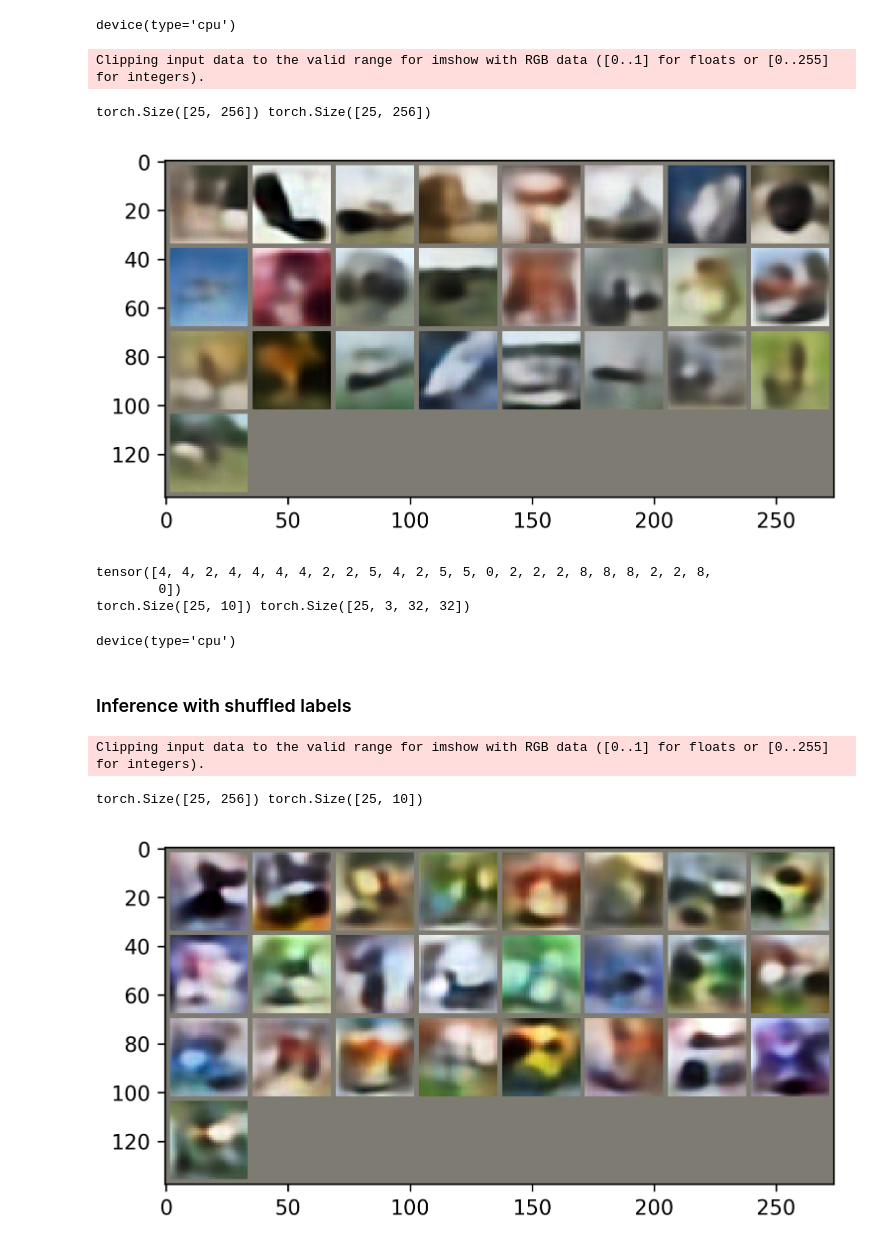
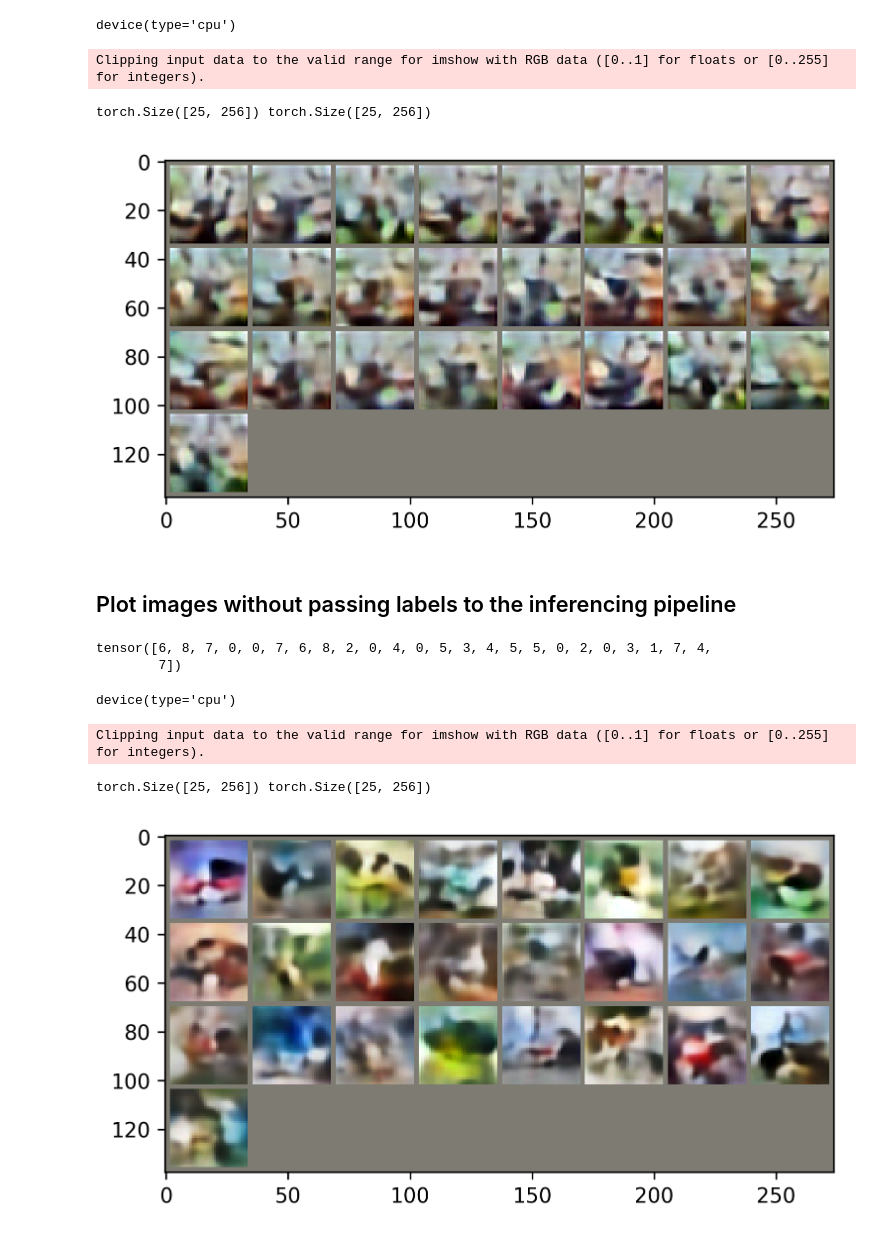
Before and after one commit to devdastl/EVA-8_Phase-1_Assignment-13, a Jupyter notebook: Part2-VAE-implementation/pytorchLightning_VAE_cifar.ipynb, the cells around one changed output. Saved outputs shown, nothing was run; the diff lists cells and outputs as text; code cells hidden in the pictures.

Commit message:
update files for random selection of z

```diff
--- a/Part2-VAE-implementation/pytorchLightning_VAE_cifar.ipynb
+++ b/Part2-VAE-implementation/pytorchLightning_VAE_cifar.ipynb
@@ -303,5 +288,5 @@ torch.Size([25, 10]) torch.Size([25, 3, 32, 32])
 # %%
-vae = VAE.load_from_checkpoint("vae_v3_cifar.ckpt")
+vae = VAE.load_from_checkpoint("vae_cifar.ckpt")
 vae.device
 # %% [output]
 device(type='cpu')
@@ -314,11 +299,12 @@ figure(figsize=(8, 3), dpi=300)
 
 #Z COMES FROM NORMAL(0, 1)
 with torch.no_grad():
-    embd = vae.encoder(img.to(vae.device))
+    embd = vae.encoder(rand_img.to(vae.device))
     mu, log_var, y_hot_em, = vae.fc_mu(embd), vae.fc_var(embd), vae.hot_emb(label)
     std = torch.exp(0.5 * log_var)
+    p = torch.distributions.Normal(mu, std)
+    z = p.rsample((25,)).squeeze()
 
-    z = torch.randn_like(mu) * std + mu
     print(z.shape, y_hot_em.shape)
 
     z = z + y_hot_em
@@ -333,68 +319,70 @@ with torch.no_grad():
 # UNDO DATA NORMALIZATION
 normalize = cifar10_normalization()
 mean, std = np.array([0.4942,0.4851,0.4504]), np.array([0.2467,0.2429,0.2616])
-img = make_grid(pred).permute(1, 2, 0).numpy()*std + mean
+
+img = make_grid(pred).permute(1, 2, 0).numpy()* std + mean
+img_rand = make_grid(rand_img).permute(1, 2, 0).numpy()* std + mean
 
 # PLOT IMAGES
 imshow(img);
 # %% [output]
 Clipping input data to the valid range for imshow with RGB data ([0..1] for floats or [0..255] for integers).
 torch.Size([25, 256]) torch.Size([25, 256])
-[figure, old version]
+[figure, new version]
-# %%
-import random
-
-im = batch[0]
-
-
-labl = batch[1]
-random.shuffle(labl)
-print(labl)
-labl = F.one_hot(labl, num_classes=10).float()
-print(labl.shape, im.shape)
-
-
-vae = VAE.load_from_checkpoint("vae_v3_cifar.ckpt")
-
-vae.device
-# %% [output]
-tensor([4, 4, 2, 4, 4, 4, 4, 2, 2, 5, 4, 2, 5, 5, 0, 2, 2, 2, 8, 8, 8, 2, 2, 8,
-        0])
-torch.Size([25, 10]) torch.Size([25, 3, 32, 32])
-device(type='cpu')
-# %% [markdown]
-### Inference with shuffled labels
+# %% [markdown]
+## Plot images without passing labels to the inferencing pipeline
+# %%
+
+mean, std = torch.tensor([0.4942,0.4851,0.4504]), torch.tensor([0.2467,0.2429,0.2616])
+
+torch.manual_seed(20)
+rand_im = (torch.rand(32,32,3) - mean)/std
+
+rand_im = rand_im.permute(2,0,1).unsqueeze(0)
+rand_labl = torch.randint(0,9,(25,))
+label = F.one_hot(rand_labl, num_classes=10).float()
+print(rand_labl)
+
+vae = VAE.load_from_checkpoint("vae_cifar.ckpt")
+
+vae.device
+# %% [output]
+tensor([6, 8, 7, 0, 0, 7, 6, 8, 2, 0, 4, 0, 5, 3, 4, 5, 5, 0, 2, 0, 3, 1, 7, 4,
+        7])
+device(type='cpu')
 # %%
 from matplotlib.pyplot import imshow, figure
 import numpy as np
 from torchvision.utils import make_grid
 from pl_bolts.transforms.dataset_normalizations import cifar10_normalization
 figure(figsize=(8, 3), dpi=300)
 
 #Z COMES FROM NORMAL(0, 1)
 with torch.no_grad():
-    embd = vae.encoder(im.to(vae.device))
-    mu, log_var, y_hot_em = vae.fc_mu(embd), vae.fc_var(embd), vae.hot_emb(label)
+    embd = vae.encoder(rand_im.to(vae.device))
+    mu, log_var, y_hot_em, = vae.fc_mu(embd), vae.fc_var(embd), vae.hot_emb(label)
     std = torch.exp(0.5 * log_var)
-    z = torch.randn_like(mu) * std + mu
-    print(z.shape, label.shape)
+    p = torch.distributions.Normal(mu, std)
+    z = p.rsample((25,)).squeeze()
 
-    z = z + y_hot_em
+    print(z.shape, y_hot_em.shape)
 
 
 # SAMPLE IMAGES
 with torch.no_grad():
 
   pred = vae.decoder(z.to(vae.device))
 
 # UNDO DATA NORMALIZATION
 normalize = cifar10_normalization()
 mean, std = np.array([0.4942,0.4851,0.4504]), np.array([0.2467,0.2429,0.2616])
-im = make_grid(pred).permute(1, 2, 0).numpy()*std + mean
+
+img = make_grid(pred).permute(1, 2, 0).numpy()* std + mean
+img_rand = make_grid(rand_img).permute(1, 2, 0).numpy()* std + mean
 
 # PLOT IMAGES
-imshow(im);
+imshow(img);
 # %% [output]
 Clipping input data to the valid range for imshow with RGB data ([0..1] for floats or [0..255] for integers).
-torch.Size([25, 256]) torch.Size([25, 10])
+torch.Size([25, 256]) torch.Size([25, 256])
-[figure, old version]
+[figure, new version]
```
Also changed, not shown: parts of 5 cells of this notebook, 2 other files.
